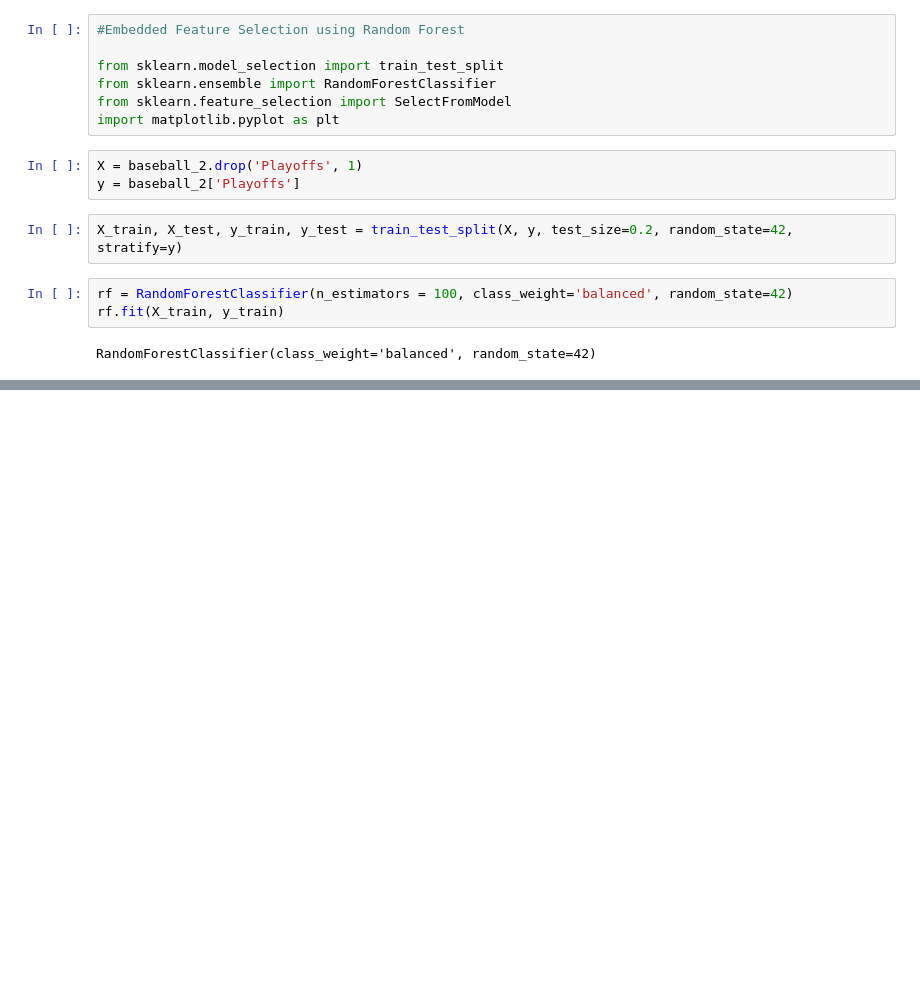
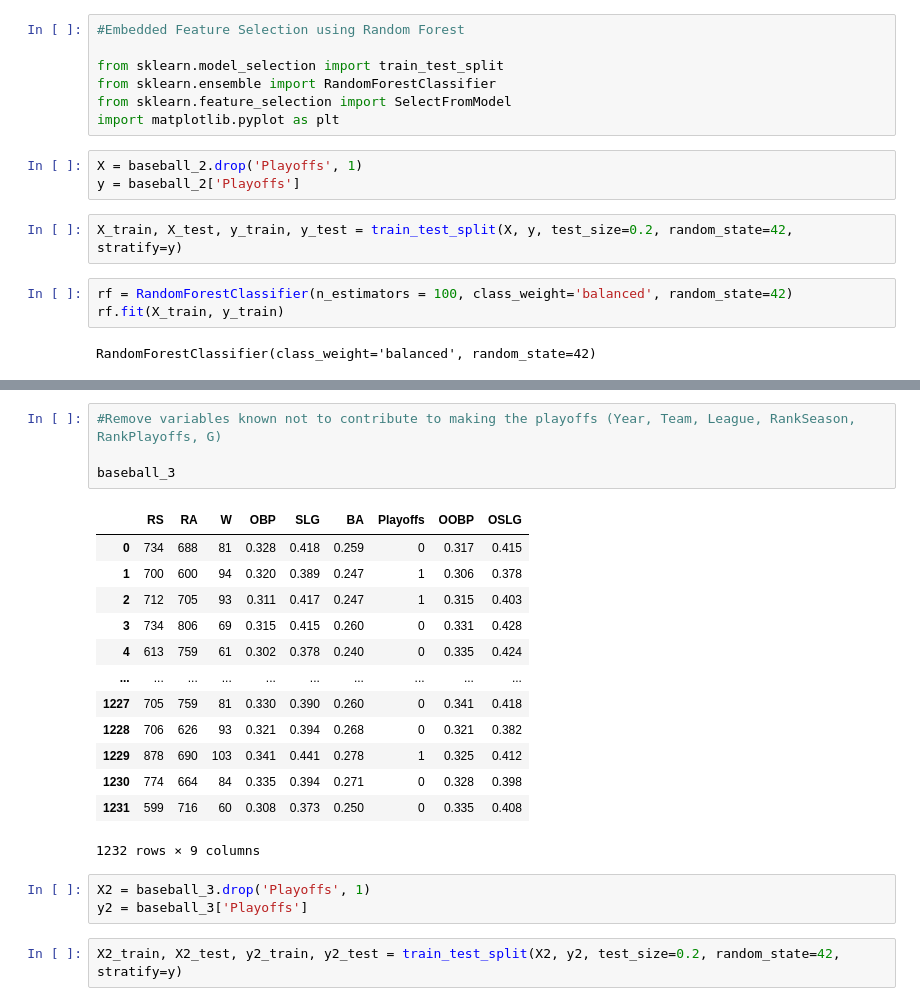
Before and after one commit to abernardin13/TheWinningFormula, a Jupyter notebook: Embedded.ipynb, the cells around one changed output, grey strips where cells are left out. Drawn from its saved outputs; the diff is of its cells as text; blank space fills up the shorter version.

```diff
--- a/Embedded.ipynb
+++ b/Embedded.ipynb
@@ -395,3 +418,26 @@ plt.xlim([-1, X_train.shape[1]])
 plt.show()
 # %% [output]
 [figure]
+# %%
+#Remove variables known not to contribute to making the playoffs (Year, Team, League, RankSeason, RankPlayoffs, G)
+
+baseball_3
+# %% [output]
+|  | RS | RA | W | OBP | SLG | BA | Playoffs | OOBP | OSLG |
+| 0 | 734 | 688 | 81 | 0.328 | 0.418 | 0.259 | 0 | 0.317 | 0.415 |
+| 1 | 700 | 600 | 94 | 0.320 | 0.389 | 0.247 | 1 | 0.306 | 0.378 |
+| 2 | 712 | 705 | 93 | 0.311 | 0.417 | 0.247 | 1 | 0.315 | 0.403 |
+| 3 | 734 | 806 | 69 | 0.315 | 0.415 | 0.260 | 0 | 0.331 | 0.428 |
+| 4 | 613 | 759 | 61 | 0.302 | 0.378 | 0.240 | 0 | 0.335 | 0.424 |
+| ... | ... | ... | ... | ... | ... | ... | ... | ... | ... |
+| 1227 | 705 | 759 | 81 | 0.330 | 0.390 | 0.260 | 0 | 0.341 | 0.418 |
+| 1228 | 706 | 626 | 93 | 0.321 | 0.394 | 0.268 | 0 | 0.321 | 0.382 |
+| 1229 | 878 | 690 | 103 | 0.341 | 0.441 | 0.278 | 1 | 0.325 | 0.412 |
+| 1230 | 774 | 664 | 84 | 0.335 | 0.394 | 0.271 | 0 | 0.328 | 0.398 |
+| 1231 | 599 | 716 | 60 | 0.308 | 0.373 | 0.250 | 0 | 0.335 | 0.408 |
+1232 rows × 9 columns
+# %%
+X2 = baseball_3.drop('Playoffs', 1)
+y2 = baseball_3['Playoffs']
+# %%
+X2_train, X2_test, y2_train, y2_test = train_test_split(X2, y2, test_size=0.2, random_state=42, stratify=y)
```
Also changed, not shown: parts of 12 cells of this notebook, 2 other files.
